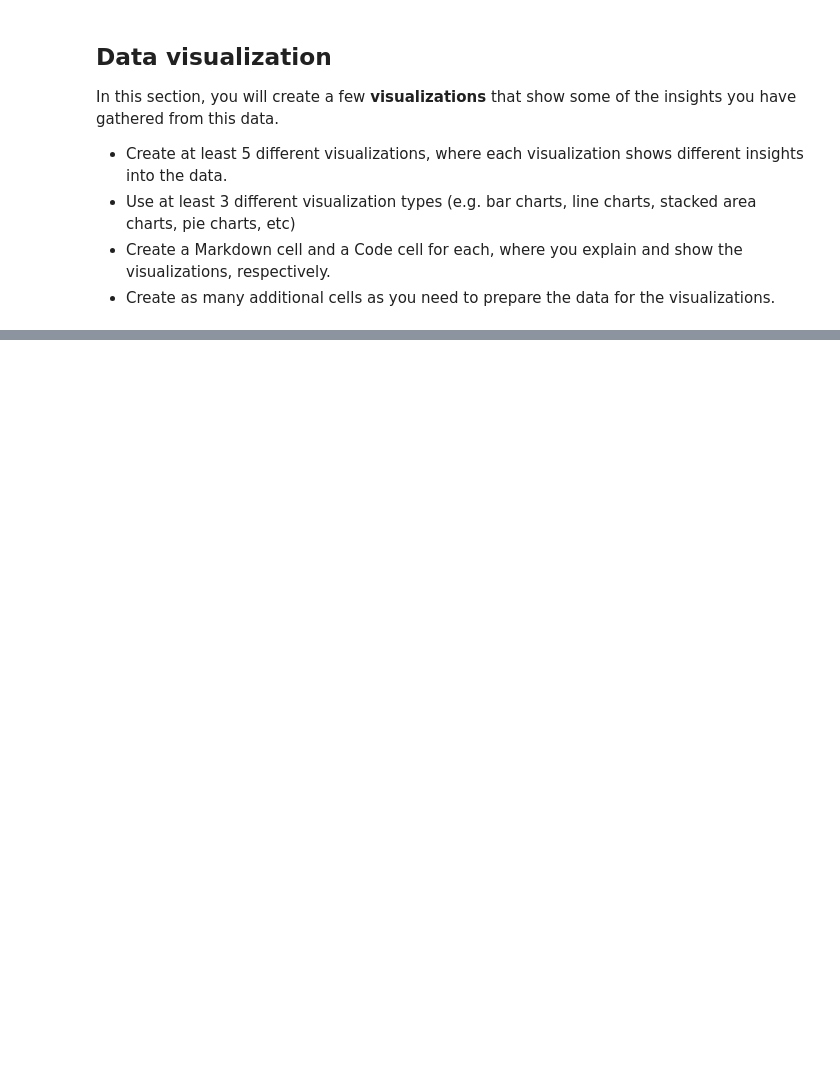
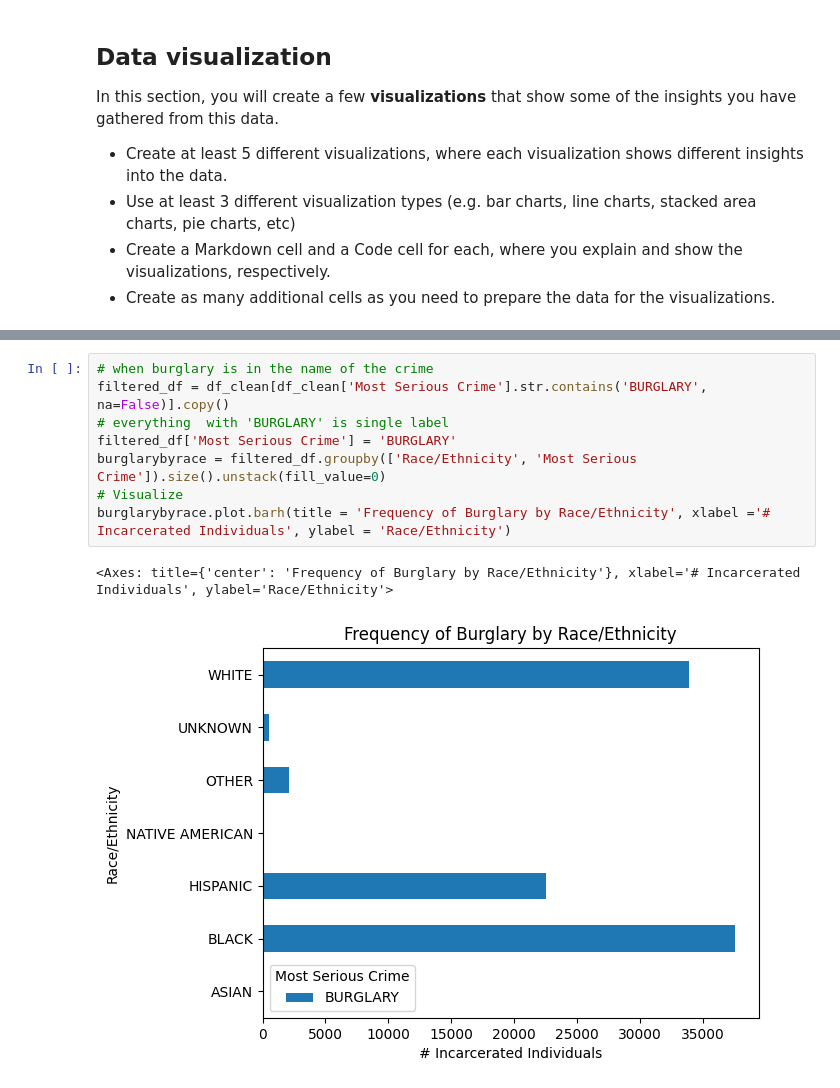
Before and after one commit to dbdesign-students-spring2024/8-pandas-exploration-carapeddle, a Jupyter notebook: analysis.ipynb, the cells around one changed output, grey strips where cells are left out. Saved outputs shown, nothing was run; the diff lists cells and outputs as text; blank space fills up the shorter version.

```diff
--- a/analysis.ipynb
+++ b/analysis.ipynb
@@ -140,0 +436,11 @@ In this section, you will create a few **visualizations** that show some of the
+# %%
+# when burglary is in the name of the crime
+filtered_df = df_clean[df_clean['Most Serious Crime'].str.contains('BURGLARY', na=False)].copy()
+# everything  with 'BURGLARY' is single label
+filtered_df['Most Serious Crime'] = 'BURGLARY'
+burglarybyrace = filtered_df.groupby(['Race/Ethnicity', 'Most Serious Crime']).size().unstack(fill_value=0)
+# Visualize
+burglarybyrace.plot.barh(title = 'Frequency of Burglary by Race/Ethnicity', xlabel ='# Incarcerated Individuals', ylabel = 'Race/Ethnicity')
+# %% [output]
+<Axes: title={'center': 'Frequency of Burglary by Race/Ethnicity'}, xlabel='# Incarcerated Individuals', ylabel='Race/Ethnicity'>
+[figure, added]
```
Also changed, not shown: parts of 49 cells of this notebook, 1 other file.
